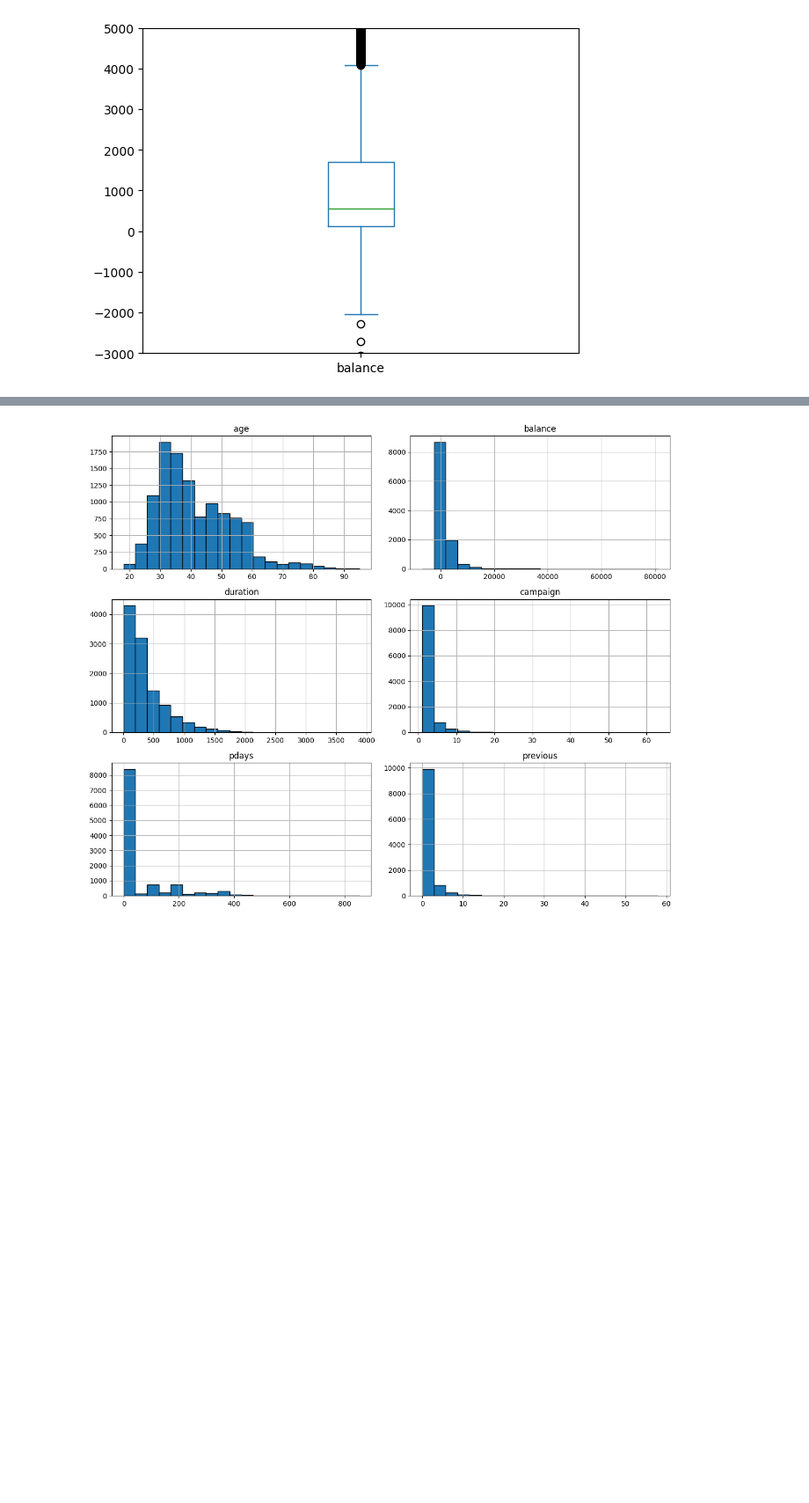
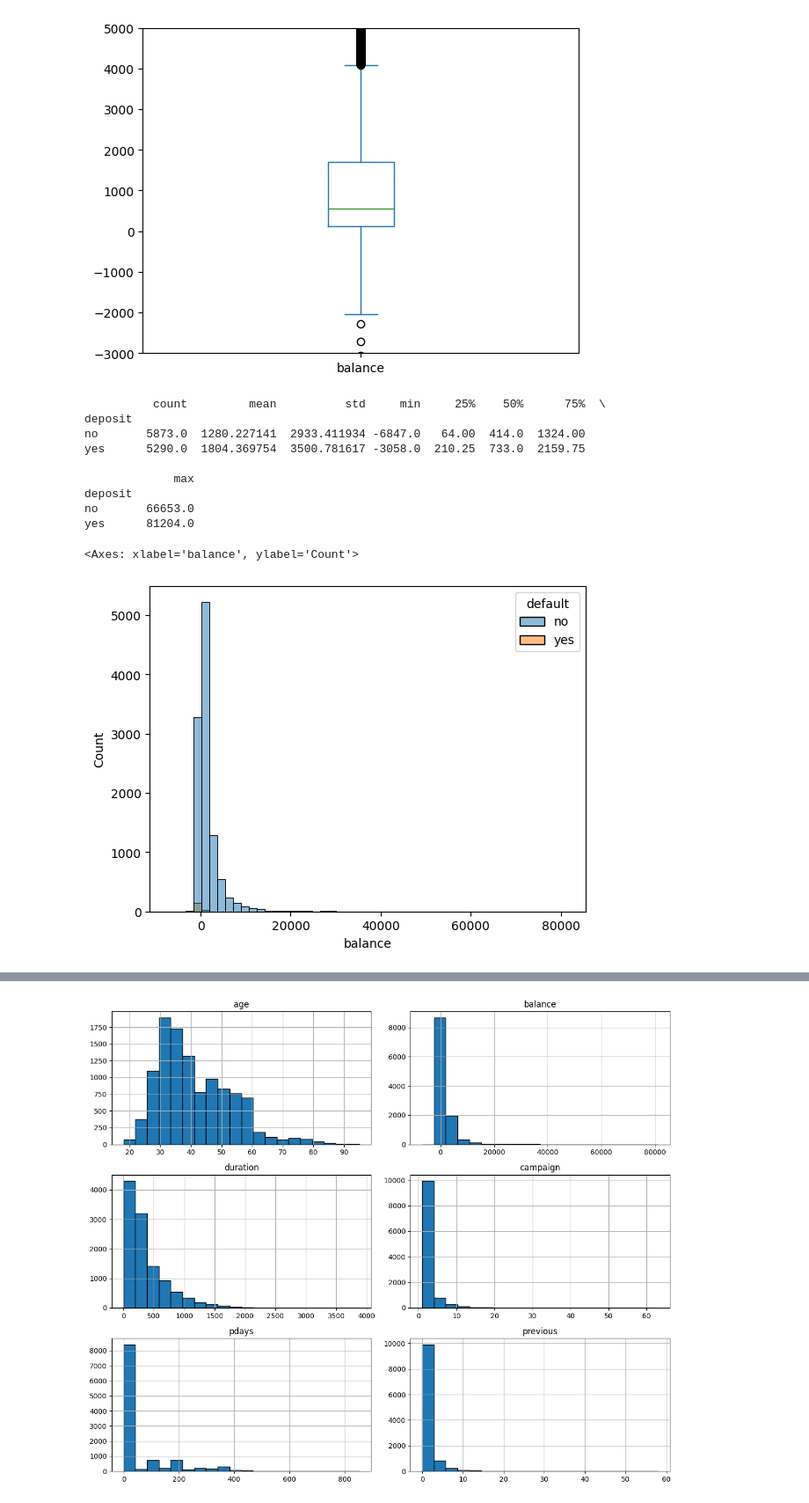
Before and after one commit to MarinaTorba/PersonalDataProrjects, a Jupyter notebook: Equip_9/Scripts/EDA.ipynb, the cells around one changed output, grey strips where cells are left out. Shown at 88% size. Saved outputs shown, nothing was run; the diff lists cells and outputs as text; code cells hidden in the pictures; blank space fills up the shorter version.

```diff
--- a/Equip_9/Scripts/EDA.ipynb
+++ b/Equip_9/Scripts/EDA.ipynb
@@ -159,3 +159,18 @@ min      -6847.000000
 max      81204.000000
 Name: balance, dtype: float64
 [figure]
+# %%
+print(df_original.groupby('deposit')['balance'].describe())
+sns.histplot(data=df_original, x='balance', hue='default', bins=50)
+# %% [output]
+          count         mean          std     min     25%    50%      75%  \
+deposit
+no       5873.0  1280.227141  2933.411934 -6847.0   64.00  414.0  1324.00
+yes      5290.0  1804.369754  3500.781617 -3058.0  210.25  733.0  2159.75
+
+             max
+deposit
+no       66653.0
+yes      81204.0
+<Axes: xlabel='balance', ylabel='Count'>
+[figure, added]
```
Also changed, not shown: parts of 14 cells of this notebook.
